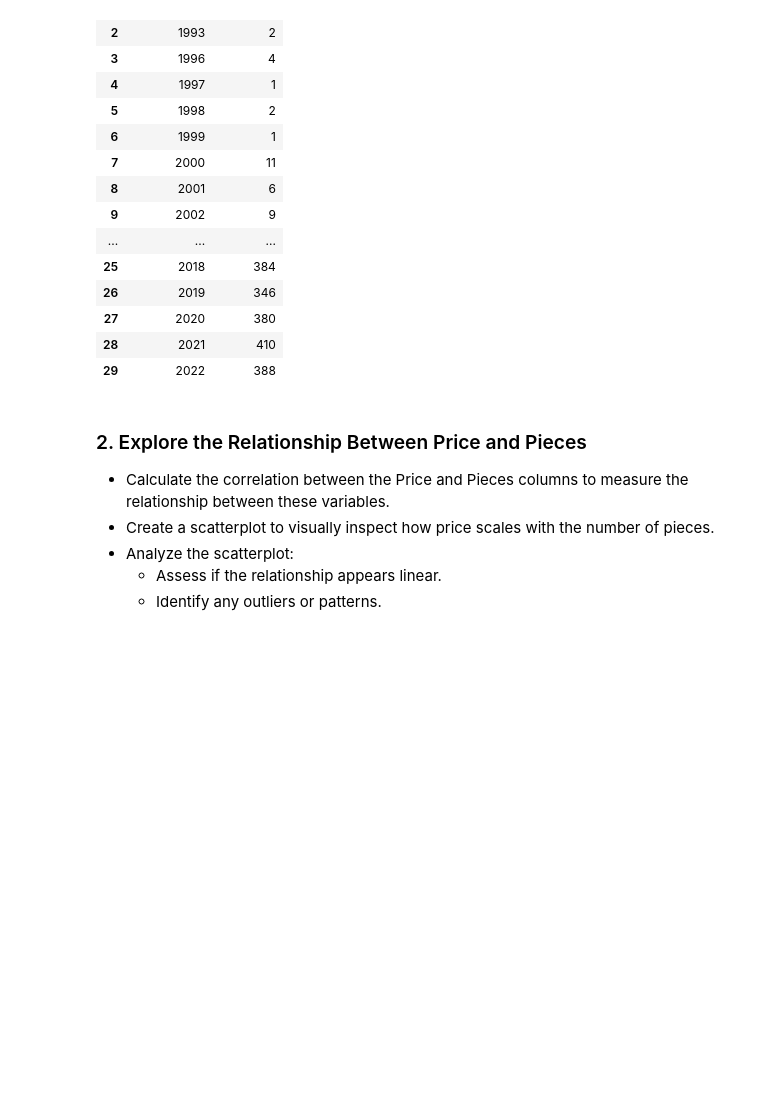
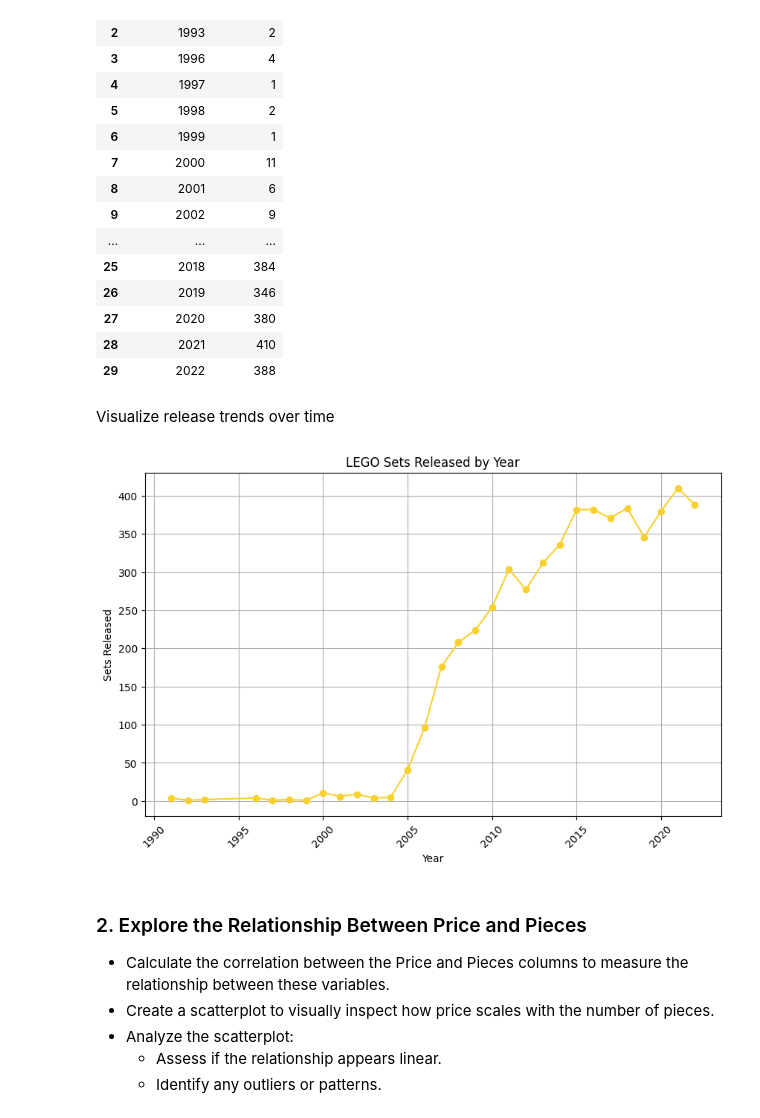
Before and after one commit to bruhu/lego-sets-analysis, a Jupyter notebook: notebooks/2_LEGO_set_analysis.ipynb, the cells around one changed output. Drawn from its saved outputs; the diff is of its cells as text; code cells hidden in the pictures; blank space fills up the shorter version.

Commit message:
lineplot of releases per year

```diff
--- a/notebooks/2_LEGO_set_analysis.ipynb
+++ b/notebooks/2_LEGO_set_analysis.ipynb
@@ -59,6 +60,19 @@ display(sets_by_year)
 | 27 | 2020 | 380 |
 | 28 | 2021 | 410 |
 | 29 | 2022 | 388 |
+# %% [markdown]
+Visualize release trends over time
+# %%
+plt.figure(figsize=(10, 6))
+plt.plot(sets_by_year['release_year'], sets_by_year['set_count'], marker='o', color='#F8D02F')
+plt.title('LEGO Sets Released by Year')
+plt.xlabel('Year')
+plt.ylabel('Sets Released')
+plt.grid(True)
+plt.xticks(rotation=45)
+plt.show()
+# %% [output]
+[figure, added]
 # %% [markdown]
 ### 2. Explore the Relationship Between Price and Pieces
 - Calculate the correlation between the Price and Pieces columns to measure the relationship between these variables.
```
Also changed, not shown: parts of 1 cell of this notebook.
